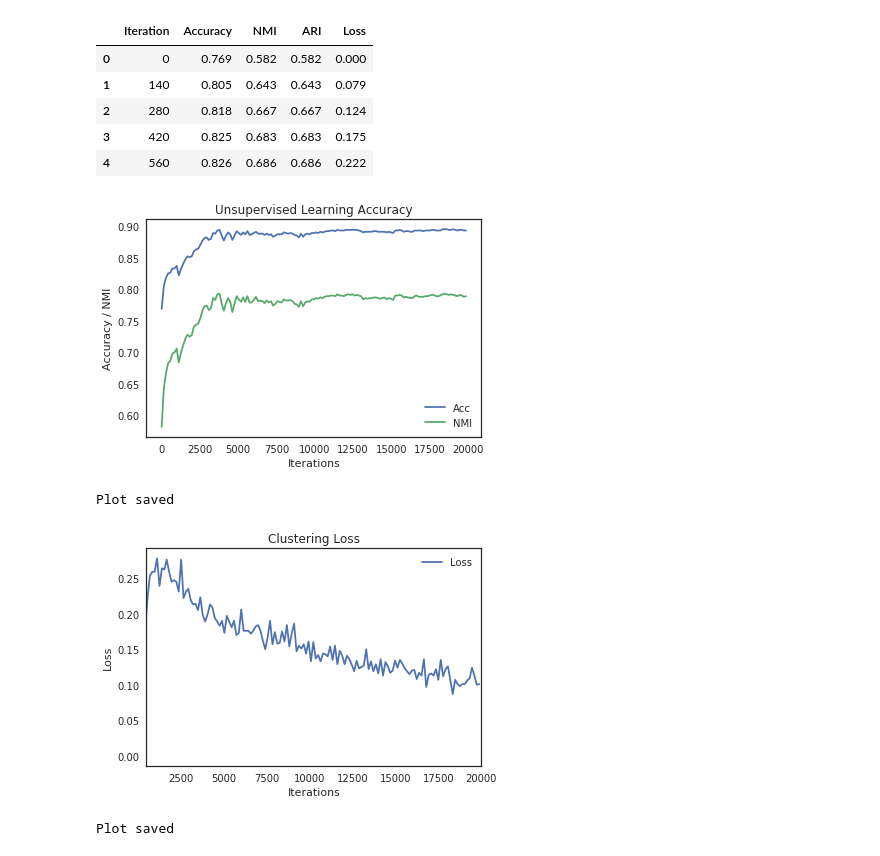
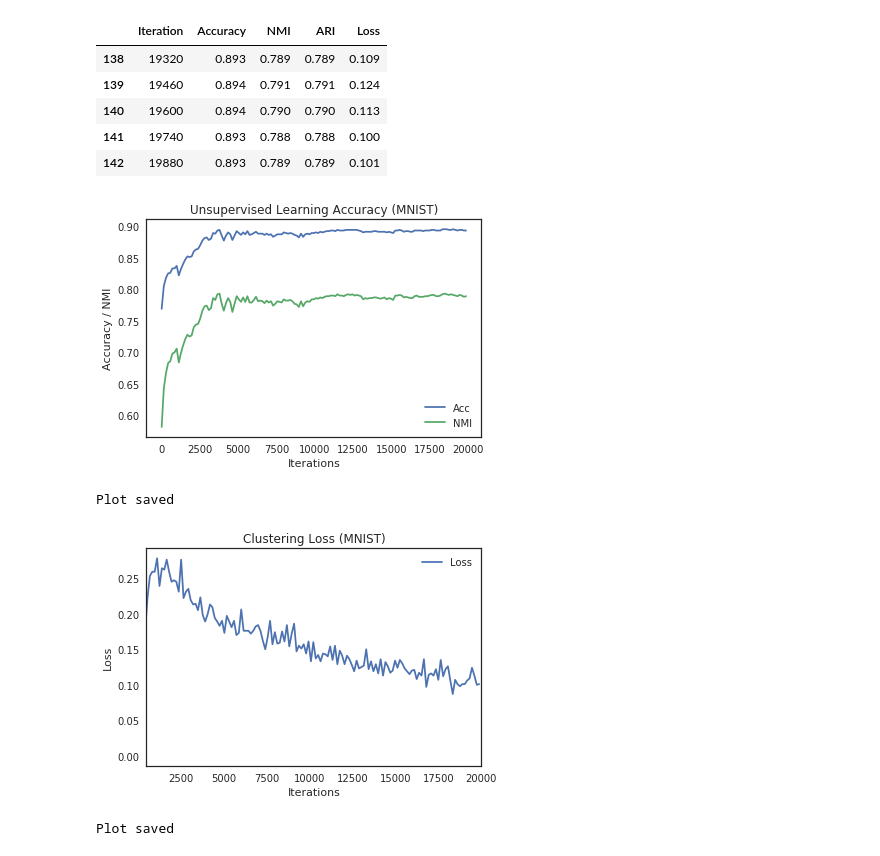
Before and after one commit to maheshkkumar/DLClustering, a Jupyter notebook: notebooks/results.ipynb, the cells around one changed output. Drawn from its saved outputs; the diff is of its cells as text; code cells hidden in the pictures.

```diff
--- a/notebooks/results.ipynb
+++ b/notebooks/results.ipynb
@@ -17,43 +20,45 @@ df = pd.read_csv(csv_path)
 # %%
 # overview of the loaded results
 
-df.head()
+df.tail()
 # %% [output]
 |  | Iteration | Accuracy | NMI | ARI | Loss |
-| 0 | 0 | 0.769 | 0.582 | 0.582 | 0.000 |
-| 1 | 140 | 0.805 | 0.643 | 0.643 | 0.079 |
-| 2 | 280 | 0.818 | 0.667 | 0.667 | 0.124 |
-| 3 | 420 | 0.825 | 0.683 | 0.683 | 0.175 |
-| 4 | 560 | 0.826 | 0.686 | 0.686 | 0.222 |
+| 138 | 19320 | 0.893 | 0.789 | 0.789 | 0.109 |
+| 139 | 19460 | 0.894 | 0.791 | 0.791 | 0.124 |
+| 140 | 19600 | 0.894 | 0.790 | 0.790 | 0.113 |
+| 141 | 19740 | 0.893 | 0.788 | 0.788 | 0.100 |
+| 142 | 19880 | 0.893 | 0.789 | 0.789 | 0.101 |
 # %%
-def plot_results(dataframe, output_folder, output_file_name, extension='pdf', dpi=1000, plot_type='accuracy'):
+def plot_results(dataframe, output_folder, output_file_name, extension='pdf', dpi=1000, plot_type='accuracy', dataset='MNIST'):
     file_path = os.path.join(output_folder, output_file_name + '.' + extension)
     fig, ax = plt.subplots()
 
     if plot_type == 'accuracy':
+        title = 'Unsupervised Learning Accuracy ({})'.format(dataset)
         ax.plot(dataframe.Iteration, dataframe.Accuracy, label='Acc')
         ax.plot(dataframe.Iteration, dataframe.NMI, label='NMI')
         plt.xlabel('Iterations')
         plt.ylabel('Accuracy / NMI')
-        plt.title('Unsupervised Learning Accuracy')
+        plt.title(title)
     else:
+        title = 'Clustering Loss ({})'.format(dataset)
         ax.plot(dataframe.Iteration, dataframe.Loss, label='Loss')
         plt.xlim(500, 20000)
         plt.xlabel('Iterations')
         plt.ylabel('Loss')
-        plt.title('Clustering Loss')
+        plt.title(title)
     ax.legend()
     plt.show()
     fig.savefig(file_path, dpi=dpi, bbox_inches='tight')
 
     print("Plot saved")
 # %%
-plot_results(df, output_folder='/home/kumarkm/Dropbox/Courses/Data Mining/ReportTemplate_LaTeX/images/', output_file_name='mnist_attention_accuracy')
+plot_results(df, output_folder='/home/kumarkm/Dropbox/Courses/Data Mining/ReportTemplate_LaTeX/images/', output_file_name='mnist_attention_accuracy', dataset='MNIST', extension='png')
 # %% [output]
-[figure, old version]
+[figure, new version]
 Plot saved
 # %%
-plot_results(df, output_folder='/home/kumarkm/Dropbox/Courses/Data Mining/ReportTemplate_LaTeX/images/', output_file_name='mnist_attention_loss', plot_type='loss')
+plot_results(df, output_folder='/home/kumarkm/Dropbox/Courses/Data Mining/ReportTemplate_LaTeX/images/', output_file_name='mnist_attention_loss', plot_type='loss', dataset='MNIST', extension='png')
 # %% [output]
-[figure, old version]
+[figure, new version]
 Plot saved
```
Also changed, not shown: parts of 2 cells of this notebook, 3 other files.
